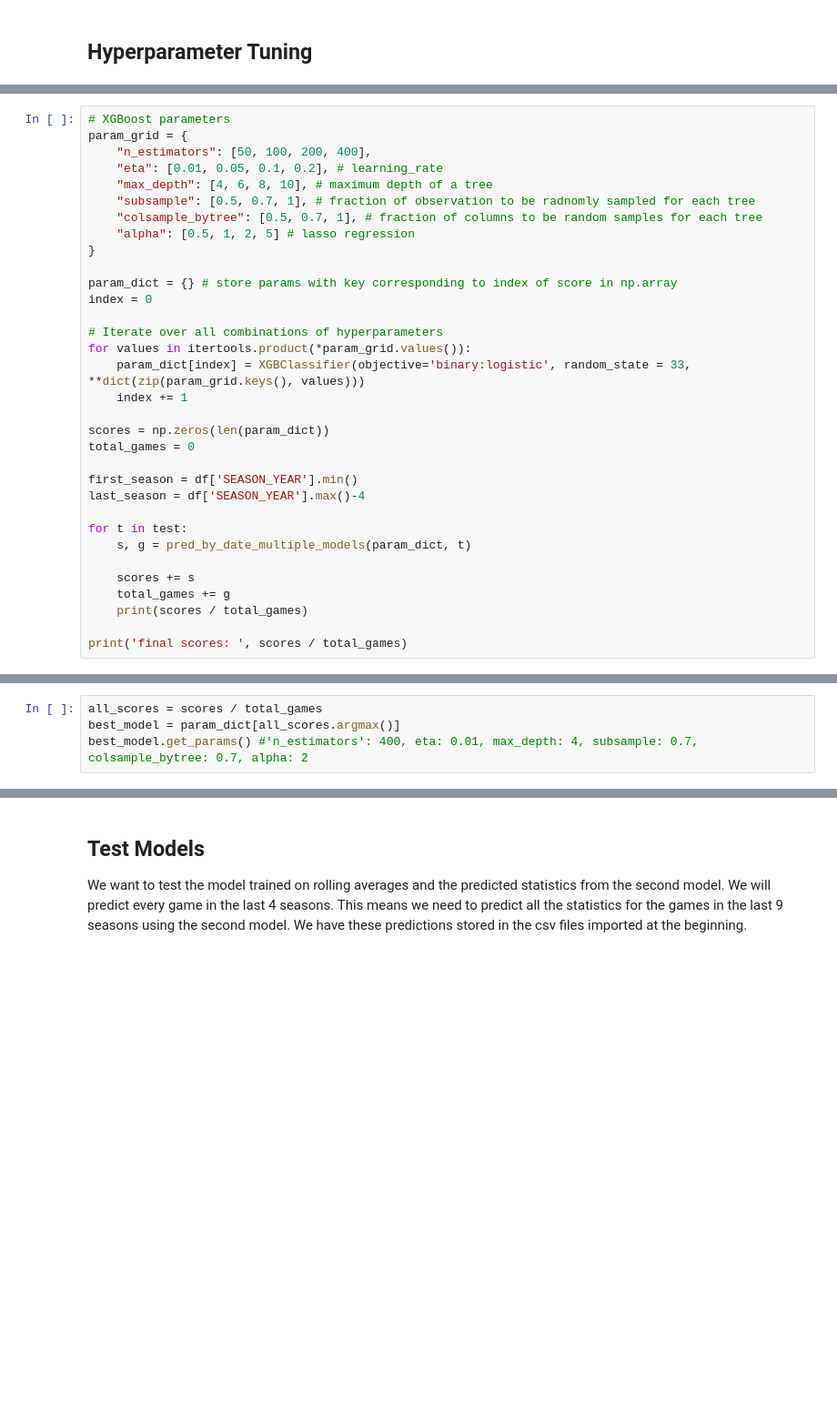
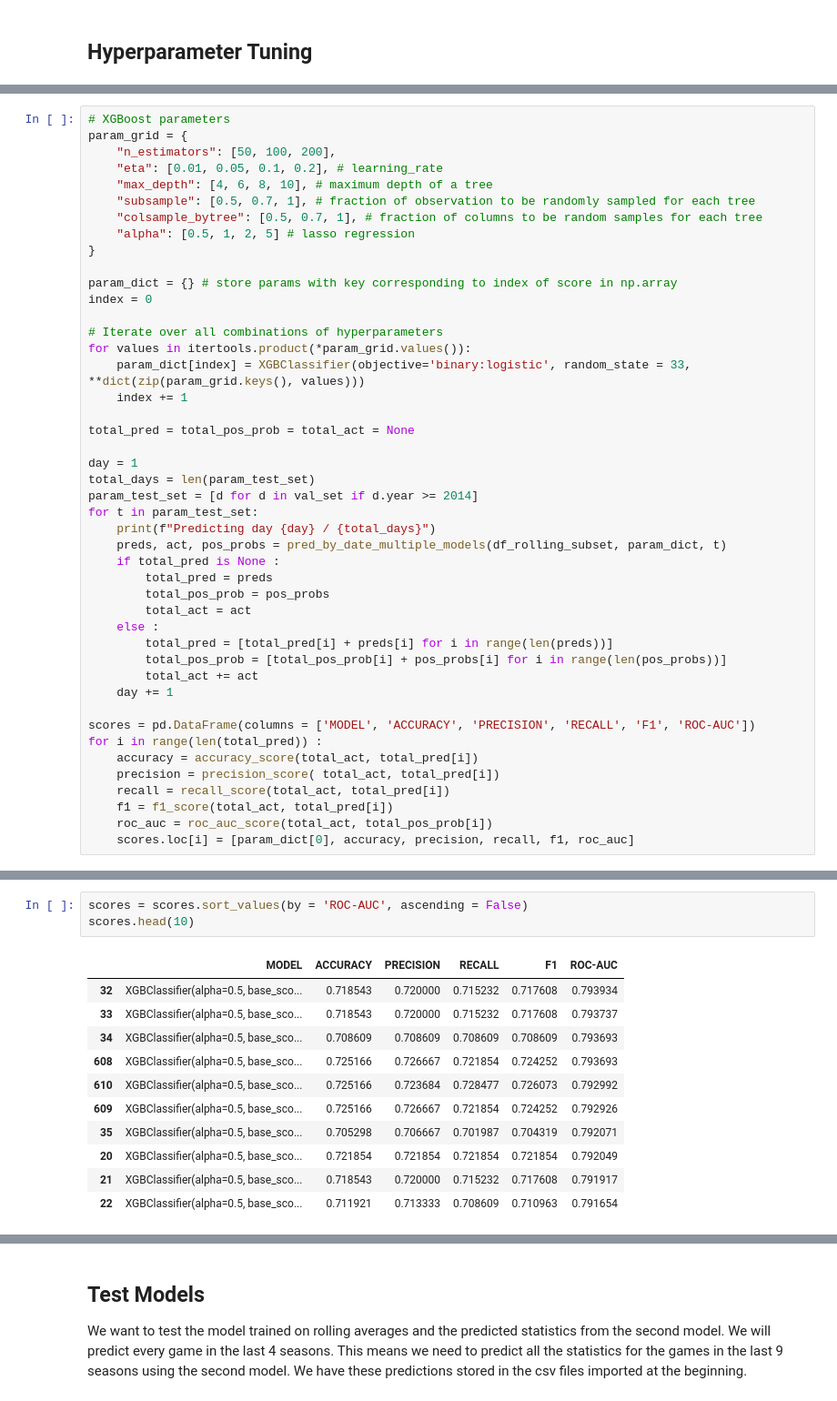
Before and after one commit to tanmbillawala/nba_game_predictor, a Jupyter notebook: NBA_Game_Outcome_Predictor.ipynb, the cells around one changed output, grey strips where cells are left out. Shown at 91% size. Saved outputs shown, nothing was run; the diff lists cells and outputs as text; blank space fills up the shorter version.

```diff
--- a/NBA_Game_Outcome_Predictor.ipynb
+++ b/NBA_Game_Outcome_Predictor.ipynb
@@ -284,10 +405,10 @@ def pred_by_date_multiple_models (models_dict, date) :
 # %%
 # XGBoost parameters
 param_grid = {
-    "n_estimators": [50, 100, 200, 400],
+    "n_estimators": [50, 100, 200],
     "eta": [0.01, 0.05, 0.1, 0.2], # learning_rate
     "max_depth": [4, 6, 8, 10], # maximum depth of a tree
-    "subsample": [0.5, 0.7, 1], # fraction of observation to be radnomly sampled for each tree
+    "subsample": [0.5, 0.7, 1], # fraction of observation to be randomly sampled for each tree
     "colsample_bytree": [0.5, 0.7, 1], # fraction of columns to be random samples for each tree
     "alpha": [0.5, 1, 2, 5] # lasso regression
 }
@@ -300,17 +421,29 @@ for values in itertools.product(*param_grid.values()):
     param_dict[index] = XGBClassifier(objective='binary:logistic', random_state = 33, **dict(zip(param_grid.keys(), values)))
     index += 1
 
-scores = np.zeros(len(param_dict))
-total_games = 0
+total_pred = total_pos_prob = total_act = None
 
-first_season = df['SEASON_YEAR'].min()
-last_season = df['SEASON_YEAR'].max()-4
+day = 1
+total_days = len(param_test_set)
+param_test_set = [d for d in val_set if d.year >= 2014]
+for t in param_test_set:
+    print(f"Predicting day {day} / {total_days}")
+    preds, act, pos_probs = pred_by_date_multiple_models(df_rolling_subset, param_dict, t)
+    if total_pred is None :
+        total_pred = preds
+        total_pos_prob = pos_probs
+        total_act = act
+    else :
+        total_pred = [total_pred[i] + preds[i] for i in range(len(preds))]
+        total_pos_prob = [total_pos_prob[i] + pos_probs[i] for i in range(len(pos_probs))]
+        total_act += act
+    day += 1
 
-for t in test:
-    s, g = pred_by_date_multiple_models(param_dict, t)
-
-    scores += s
-    total_games += g
-    print(scores / total_games)
-
-print('final scores: ', scores / total_games)
+scores = pd.DataFrame(columns = ['MODEL', 'ACCURACY', 'PRECISION', 'RECALL', 'F1', 'ROC-AUC'])
+for i in range(len(total_pred)) :
+    accuracy = accuracy_score(total_act, total_pred[i])
+    precision = precision_score( total_act, total_pred[i])
+    recall = recall_score(total_act, total_pred[i])
+    f1 = f1_score(total_act, total_pred[i])
+    roc_auc = roc_auc_score(total_act, total_pos_prob[i])
+    scores.loc[i] = [param_dict[0], accuracy, precision, recall, f1, roc_auc]
@@ -317,4 +468,15 @@ print('final scores: ', scores / total_games)
 # %%
-all_scores = scores / total_games
-best_model = param_dict[all_scores.argmax()]
-best_model.get_params() #'n_estimators': 400, eta: 0.01, max_depth: 4, subsample: 0.7, colsample_bytree: 0.7, alpha: 2
+scores = scores.sort_values(by = 'ROC-AUC', ascending = False)
+scores.head(10)
+# %% [output]
+|  | MODEL | ACCURACY | PRECISION | RECALL | F1 | ROC-AUC |
+| 32 | XGBClassifier(alpha=0.5, base_sco... | 0.718543 | 0.720000 | 0.715232 | 0.717608 | 0.793934 |
+| 33 | XGBClassifier(alpha=0.5, base_sco... | 0.718543 | 0.720000 | 0.715232 | 0.717608 | 0.793737 |
+| 34 | XGBClassifier(alpha=0.5, base_sco... | 0.708609 | 0.708609 | 0.708609 | 0.708609 | 0.793693 |
+| 608 | XGBClassifier(alpha=0.5, base_sco... | 0.725166 | 0.726667 | 0.721854 | 0.724252 | 0.793693 |
+| 610 | XGBClassifier(alpha=0.5, base_sco... | 0.725166 | 0.723684 | 0.728477 | 0.726073 | 0.792992 |
+| 609 | XGBClassifier(alpha=0.5, base_sco... | 0.725166 | 0.726667 | 0.721854 | 0.724252 | 0.792926 |
+| 35 | XGBClassifier(alpha=0.5, base_sco... | 0.705298 | 0.706667 | 0.701987 | 0.704319 | 0.792071 |
+| 20 | XGBClassifier(alpha=0.5, base_sco... | 0.721854 | 0.721854 | 0.721854 | 0.721854 | 0.792049 |
+| 21 | XGBClassifier(alpha=0.5, base_sco... | 0.718543 | 0.720000 | 0.715232 | 0.717608 | 0.791917 |
+| 22 | XGBClassifier(alpha=0.5, base_sco... | 0.711921 | 0.713333 | 0.708609 | 0.710963 | 0.791654 |
```
Also changed, not shown: parts of 85 cells of this notebook, 2 other files.
